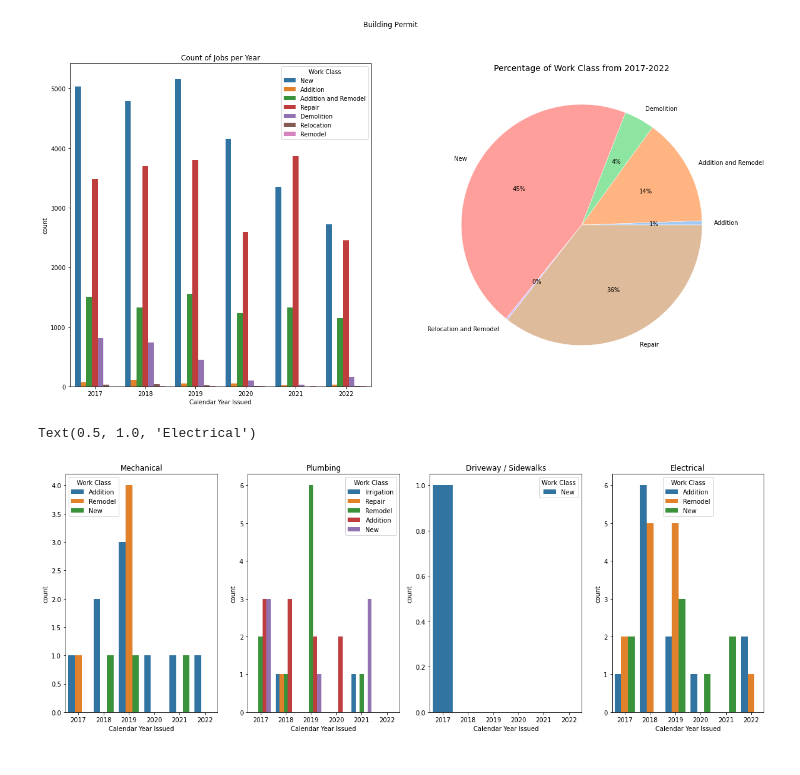
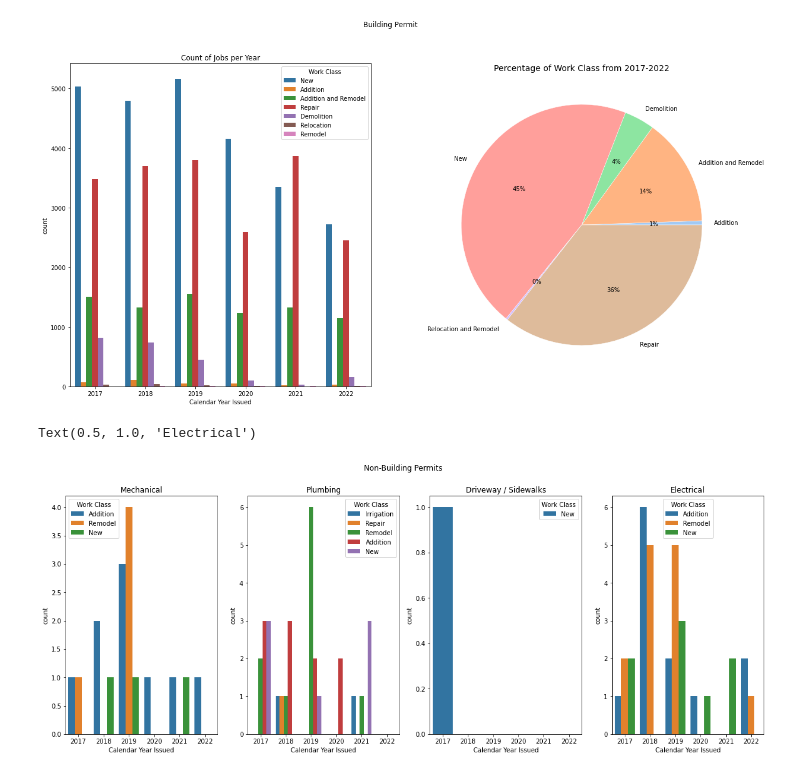
Before and after one commit to Josephslee99/CSE4-587Project, a Jupyter notebook: phase1.ipynb, the cells around one changed output. Saved outputs shown, nothing was run; the diff lists cells and outputs as text; code cells hidden in the pictures.

```diff
--- a/phase1.ipynb
+++ b/phase1.ipynb
@@ -114,14 +114,15 @@ axes[1].set_title("Percentage of Work Class from 2017-2022", fontsize=14);
 [figure]
 # %%
 fig, axes = plt.subplots(1,4,figsize=(20,7),sharex=True)
+fig.suptitle('Non-Building Permits')
 sns.countplot(ax=axes[0],data=data[data['Permit Type Desc']=="Mechanical Permit"],x='Calendar Year Issued',hue='Work Class')
 axes[0].set_title('Mechanical')
 sns.countplot(ax=axes[1],data=data[data['Permit Type Desc']=="Plumbing Permit"],x='Calendar Year Issued',hue='Work Class')
 axes[1].set_title('Plumbing')
 sns.countplot(ax=axes[2],data=data[data['Permit Type Desc']=="Driveway / Sidewalks"],x='Calendar Year Issued',hue='Work Class')
 axes[2].set_title('Driveway / Sidewalks')
 sns.countplot(ax=axes[3],data=data[data['Permit Type Desc']=="Electrical Permit"],x='Calendar Year Issued',hue='Work Class')
 axes[3].set_title('Electrical')
 # %% [output]
 Text(0.5, 1.0, 'Electrical')
-[figure, old version]
+[figure, new version]
```
